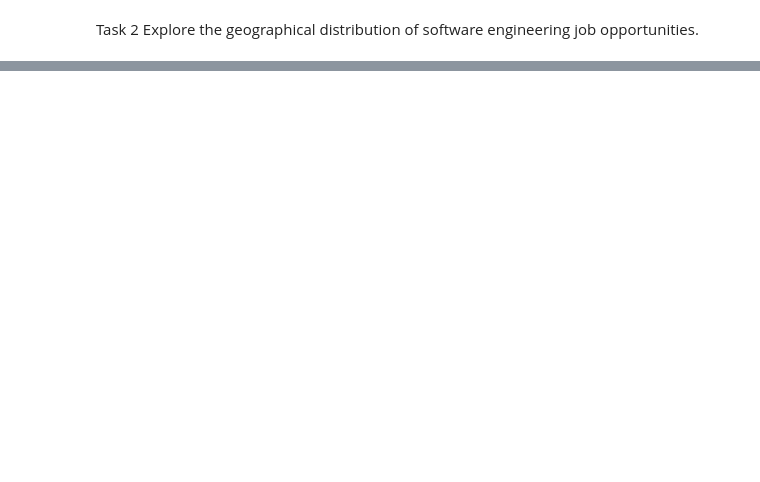
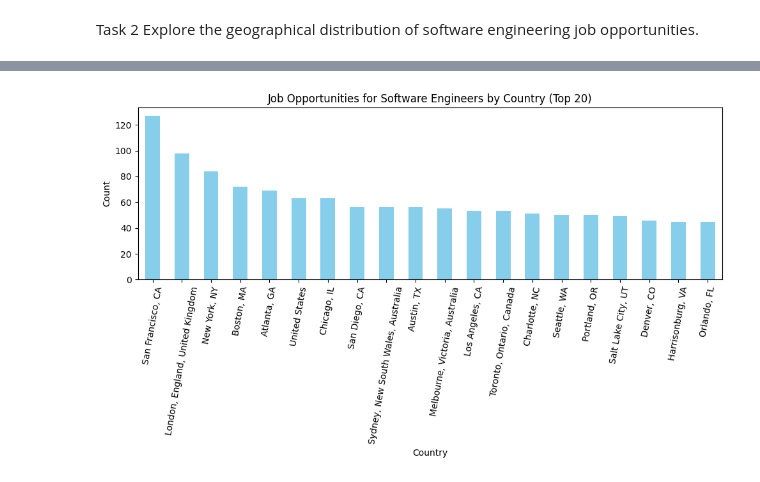
Before and after one commit to emin1731/tech-job-market-data, a Jupyter notebook: Team_Project_Task2.ipynb, the cells around one changed output, grey strips where cells are left out. Drawn from its saved outputs; the diff is of its cells as text; code cells hidden in the pictures; blank space fills up the shorter version.

```diff
--- a/Team_Project_Task2.ipynb
+++ b/Team_Project_Task2.ipynb
@@ -66,0 +81,25 @@ plt.show()
+# %%
+jobsPostings = pd.read_csv('data/postings.csv')
+
+# Identify software engineer jobs
+software_engineers = jobsPostings[jobsPostings["job_title"].str.contains("Software Engineer", case=False)]
+
+# Calculate number of software engineers by country
+software_engineers_by_country = software_engineers["job_location"].value_counts()
+
+# Get the top 20 countries
+top_20_countries = software_engineers_by_country.nlargest(20)
+
+# Create plots
+plt.figure(figsize=(10, 6))
+
+# Plot number of software engineers by country (bar chart)
+top_20_countries.plot(kind="bar", color="skyblue")
+plt.title("Job Opportunities for Software Engineers by Country (Top 20)")
+plt.xlabel("Country")
+plt.ylabel("Count")
+plt.xticks(rotation=80)
+plt.tight_layout()
+plt.show()
+# %% [output]
+[figure, added]
```
Also changed, not shown: parts of 4 cells of this notebook.
